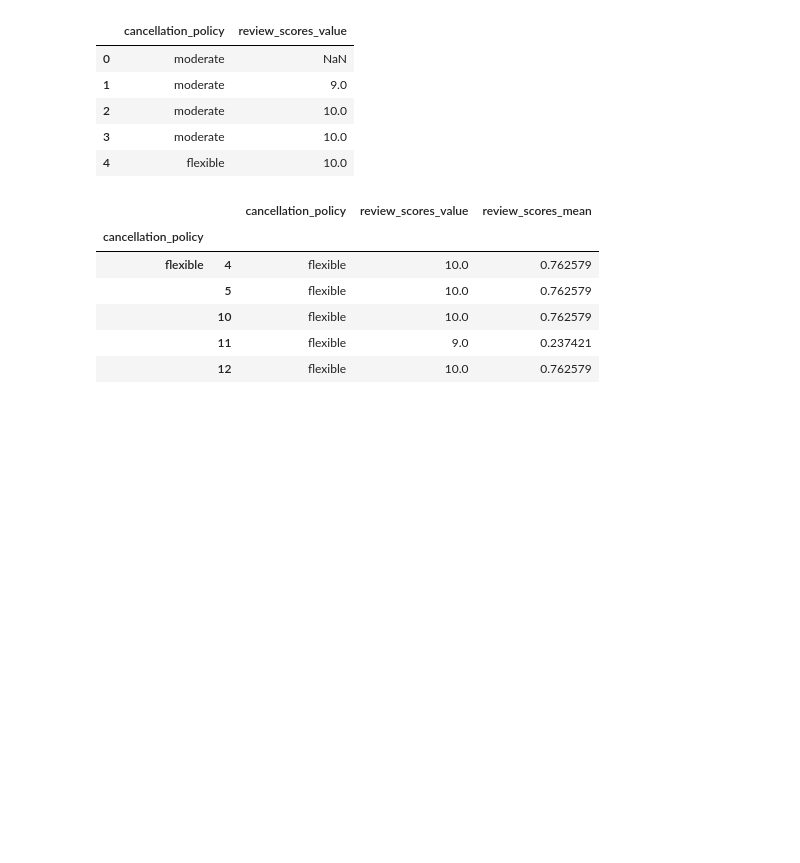
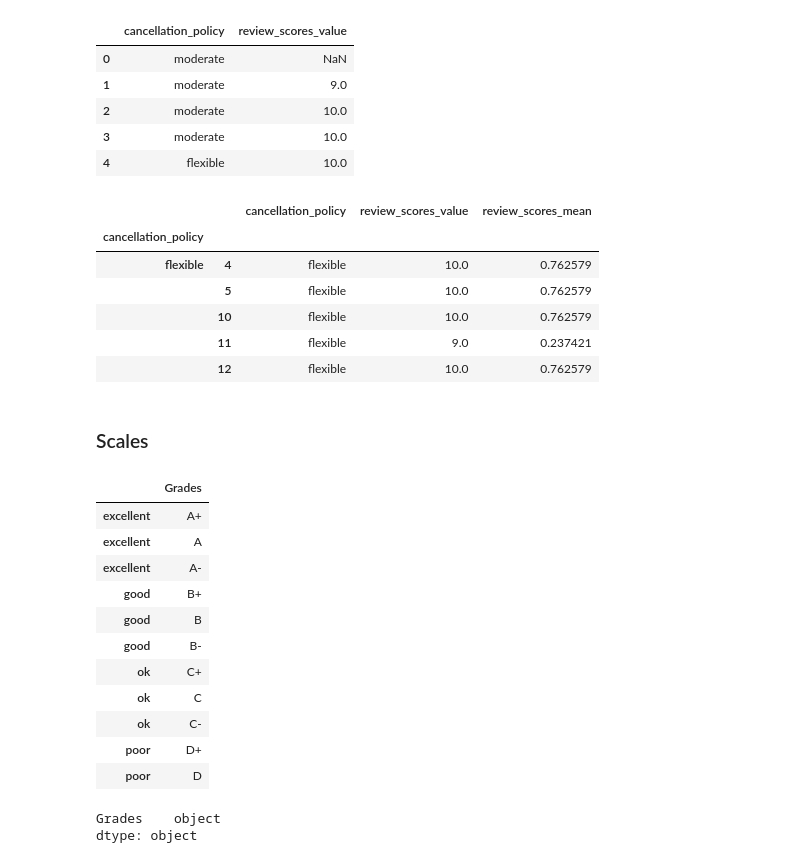
Before and after one commit to mrioshe/AppliedDataScienceWithPython, a Jupyter notebook: IntroductionToDataScienceInPython/week3_MoreDataProcessingWithPandas/MoreDataProcessingWithPandas.ipynb, the cells around one changed output. Cells and saved outputs as stored; diff of their text form; code cells hidden in the pictures; blank space fills up the shorter version.

Commit message:
scales done

```diff
--- a/IntroductionToDataScienceInPython/week3_MoreDataProcessingWithPandas/MoreDataProcessingWithPandas.ipynb
+++ b/IntroductionToDataScienceInPython/week3_MoreDataProcessingWithPandas/MoreDataProcessingWithPandas.ipynb
@@ -602,3 +602,31 @@ df.groupby('cancellation_policy').apply(calc_mean_review_scores).head()
 |  | 10 | flexible | 10.0 | 0.762579 |
 |  | 11 | flexible | 9.0 | 0.237421 |
 |  | 12 | flexible | 10.0 | 0.762579 |
+# %% [markdown]
+### Scales
+# %%
+import pandas as pd
+
+df=pd.DataFrame(['A+','A','A-','B+','B','B-','C+','C','C-','D+','D'],
+                index=['excellent','excellent','excellent','good','good','good','ok','ok','ok','poor','poor'],
+                columns=['Grades'])
+
+df
+# %% [output]
+|  | Grades |
+| excellent | A+ |
+| excellent | A |
+| excellent | A- |
+| good | B+ |
+| good | B |
+| good | B- |
+| ok | C+ |
+| ok | C |
+| ok | C- |
+| poor | D+ |
+| poor | D |
+# %%
+df.dtypes
+# %% [output]
+Grades    object
+dtype: object
```
Also changed, not shown: parts of 7 cells of this notebook.
